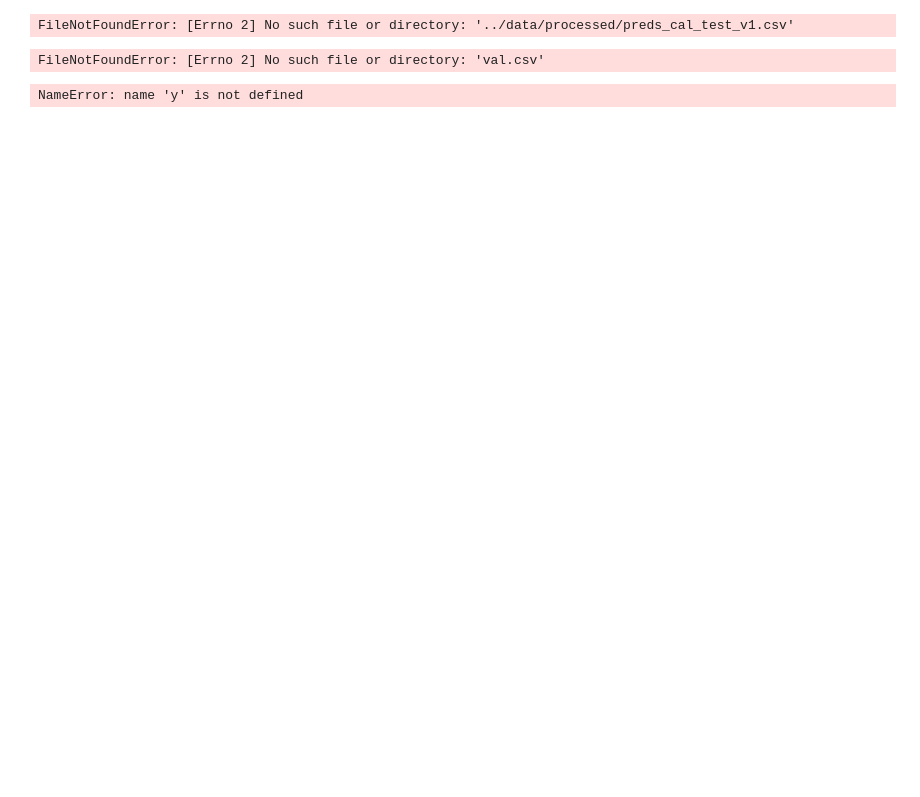
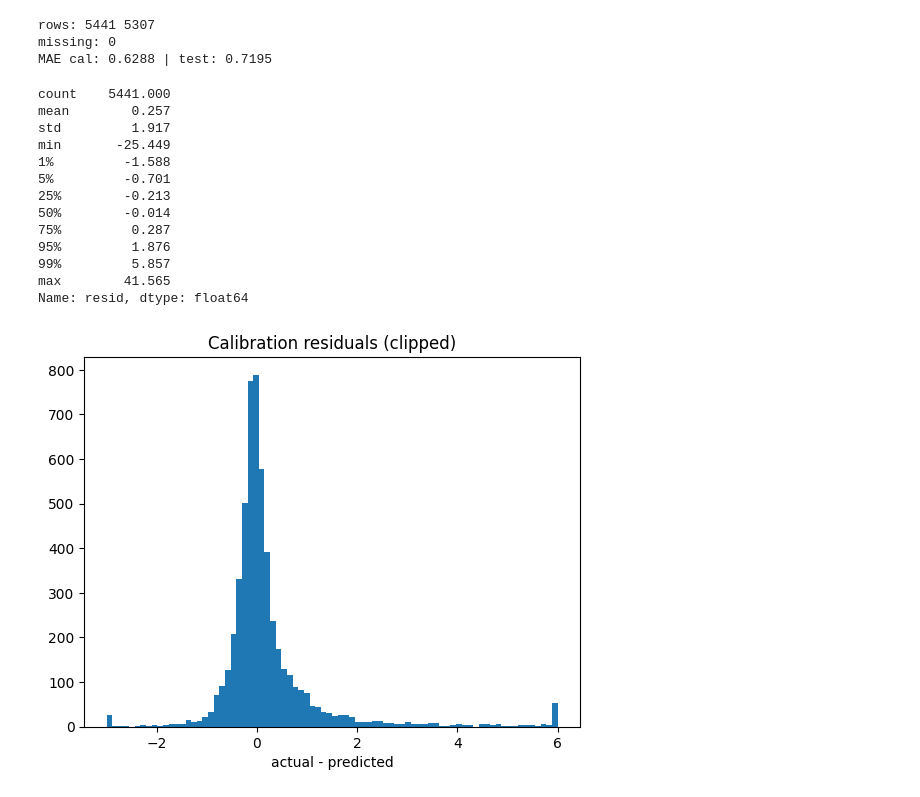
Before and after one commit to JahnaviSri23/supplyshield-, a Jupyter notebook: notebooks/B03_conformal_day3.ipynb, the cells around one changed output. Cells and saved outputs as stored; diff of their text form; code cells hidden in the pictures; blank space fills up the shorter version.

Commit message:
Day 3 complete: conformal intervals (A-E), slices, rolling recalibration, final params v2

```diff
--- a/notebooks/B03_conformal_day3.ipynb
+++ b/notebooks/B03_conformal_day3.ipynb
@@ -15,34 +11,60 @@ LEVELS = {"50%": 0.5, "80%": 0.2, "90%": 0.1}
 # %%
 P = pd.read_csv("../data/processed/preds_cal_test_v1.csv", parse_dates=["od_start_time"])
-cal = P[P["pile"] == "cal"].copy().reset_index(drop=True)
+cal  = P[P["pile"] == "cal"].copy().reset_index(drop=True)
 test = P[P["pile"] == "test"].copy().reset_index(drop=True)
-
 for d in (cal, test):
     d["resid"] = d["y_ratio"] - d["pred_ratio"]
 
-print("Rows -> Cal:", len(cal), "| Test:", len(test))
-print("Missing values:", int(P[["y_ratio", "pred_ratio"]].isna().sum().sum()))
-print("MAE -> Cal:", round(cal["resid"].abs().mean(), 4), "| Test:", round(test["resid"].abs().mean(), 4))
+print("rows:", len(cal), len(test))
+print("missing:", int(P[["y_ratio", "pred_ratio"]].isna().sum().sum()))
+print("MAE cal:", round(cal["resid"].abs().mean(), 4), "| test:", round(test["resid"].abs().mean(), 4))
 # %% [output]
-FileNotFoundError: [Errno 2] No such file or directory: '../data/processed/preds_cal_test_v1.csv'
+rows: 5441 5307
+missing: 0
+MAE cal: 0.6288 | test: 0.7195
 # %%
-# 1. Load your validation or test dataset
-# Replace 'val.csv' with your actual validation or test file/dataframe name
-df = pd.read_csv('val.csv')
-
-# 2. Define y, pred_plain, and pred_recent using your actual column names
-y = df['target_actuals'].values
-pred_plain = df['baseline_pred'].values
-pred_recent = df['recent_hub_pred'].values
-
-# 3. Run the bootstrap function
-diff, p_val = paired_trip_bootstrap(y, pred_plain, pred_recent)
-print(f"Mean Error Reduction: {diff:.4f}, p-value: {p_val:.4f}")
+print(cal["resid"].describe(percentiles=[.01, .05, .25, .5, .75, .95, .99]).round(3))
+plt.hist(cal["resid"].clip(-3, 6), bins=80); plt.title("Calibration residuals (clipped)")
+plt.xlabel("actual - predicted"); plt.show()
 # %% [output]
-FileNotFoundError: [Errno 2] No such file or directory: 'val.csv'
+count    5441.000
+mean        0.257
+std         1.917
+min       -25.449
+1%         -1.588
+5%         -0.701
+25%        -0.213
+50%        -0.014
+75%         0.287
+95%         1.876
+99%         5.857
+max        41.565
+Name: resid, dtype: float64
+[figure, added]
 # %%
-# Assuming y, pred_plain, and pred_recent are your arrays/series from the validation or test split
-diff, p_val = paired_trip_bootstrap(y, pred_plain, pred_recent)
-print(f"Mean Error Reduction: {diff:.4f}, p-value: {p_val:.4f}")
+def q_abs(scores, alpha):
+    """Symmetric margin: covers (1-alpha) of absolute mistakes."""
+    s = np.sort(scores)
+    n = len(s)
+    k = min(int(np.ceil((n + 1) * (1 - alpha))), n)
+    return s[k - 1]
+
+def q_signed(resid, alpha):
+    """Asymmetric margins: alpha/2 allowed below, alpha/2 above."""
+    s = np.sort(resid)
+    n = len(s)
+    k_hi = min(int(np.ceil((n + 1) * (1 - alpha / 2))), n)
+    k_lo = max(int(np.floor((n + 1) * alpha / 2)), 1)
+    return s[k_lo - 1], s[k_hi - 1]
+
+def interval_metrics(y, lo, hi, osrm, alpha):
+    inside = (y >= lo) & (y <= hi)
+    width = hi - lo
+    score = width + (2 / alpha) * np.clip(lo - y, 0, None) + (2 / alpha) * np.clip(y - hi, 0, None)
+    return {
+        "coverage": float(inside.mean()),
+        "mean_width": float(width.mean()),
+        "median_width": float(np.median(width)),
+        "mean_width_min": float((width * osrm).mean()),
+        "interval_score": float(score.mean())
+    }
-# %% [output]
-NameError: name 'y' is not defined
```
Also changed, not shown: parts of 18 cells of this notebook, 9 other files.
